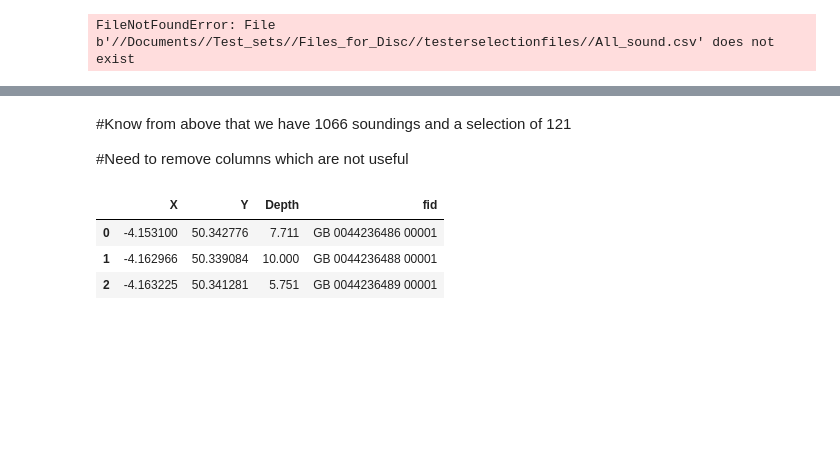
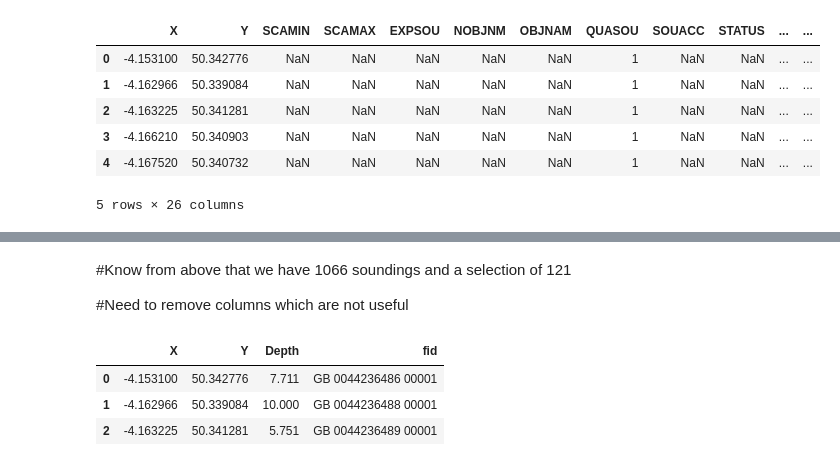
Before and after one commit to emmasulli/DataAccelerator, a Jupyter notebook: Tester.ipynb, the cells around one changed output, grey strips where cells are left out. Drawn from its saved outputs; the diff is of its cells as text; code cells hidden in the pictures; blank space fills up the shorter version.

```diff
--- a/Tester.ipynb
+++ b/Tester.ipynb
@@ -1,10 +1,16 @@
 # %%
 import pandas as pd
-wholefile = pd.read_csv('//Documents//Test_sets//Files_for_Disc//testerselectionfiles//All_sound.csv')
-ss = pd.read_csv('//Documents//Test_sets//Files_for_Disc//testerselectionfiles//Selection.csv')
+wholefile = pd.read_csv('..//..//..//Documents//Test_sets//Files_for_Disc//testerselectionfiles//All_sound.csv')
+ss = pd.read_csv('..//..//..//Documents//Test_sets//Files_for_Disc//testerselectionfiles//Selection.csv')
 wholefile.head()
 # %% [output]
+|  | X | Y | SCAMIN | SCAMAX | EXPSOU | NOBJNM | OBJNAM | QUASOU | SOUACC | STATUS | ... | ... |
+| 0 | -4.153100 | 50.342776 | NaN | NaN | NaN | NaN | NaN | 1 | NaN | NaN | ... | ... |
+| 1 | -4.162966 | 50.339084 | NaN | NaN | NaN | NaN | NaN | 1 | NaN | NaN | ... | ... |
+| 2 | -4.163225 | 50.341281 | NaN | NaN | NaN | NaN | NaN | 1 | NaN | NaN | ... | ... |
+| 3 | -4.166210 | 50.340903 | NaN | NaN | NaN | NaN | NaN | 1 | NaN | NaN | ... | ... |
+| 4 | -4.167520 | 50.340732 | NaN | NaN | NaN | NaN | NaN | 1 | NaN | NaN | ... | ... |
-FileNotFoundError: File b'//Documents//Test_sets//Files_for_Disc//testerselectionfiles//All_sound.csv' does not exist
+5 rows × 26 columns
 # %%
 import numpy as np
 # %%
```
Also changed, not shown: parts of 26 cells of this notebook.
